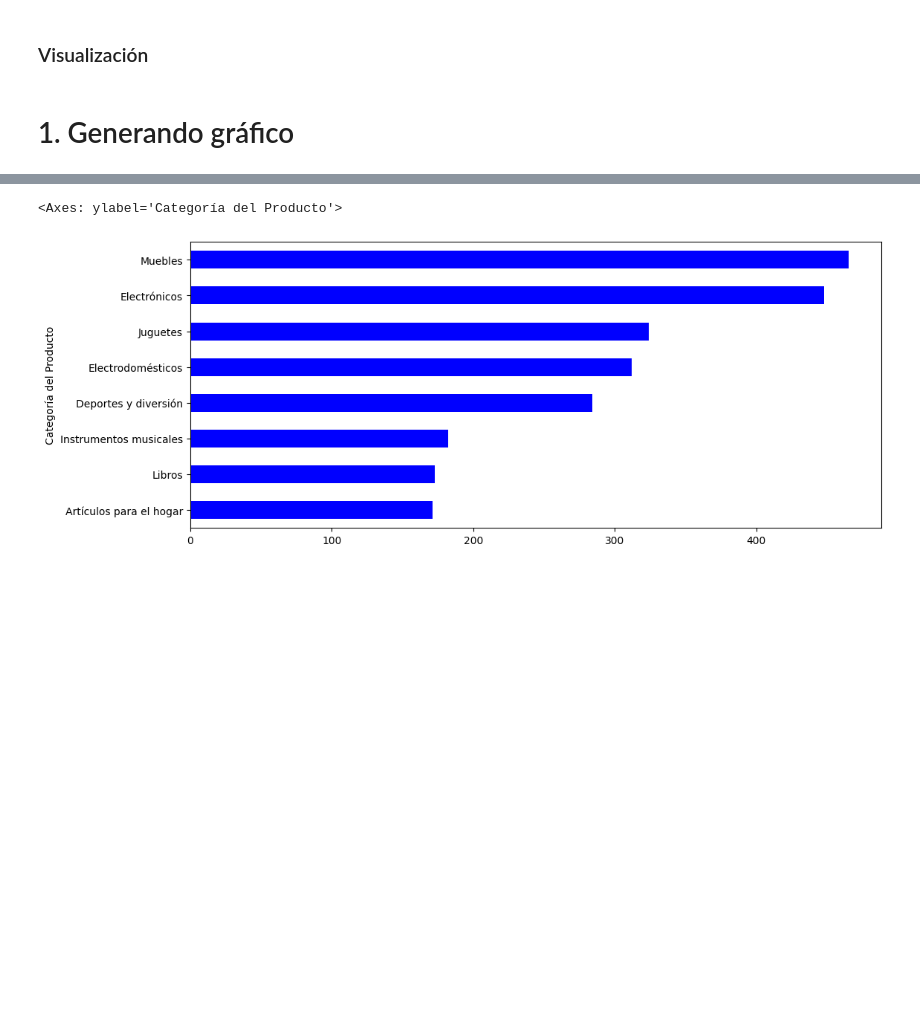
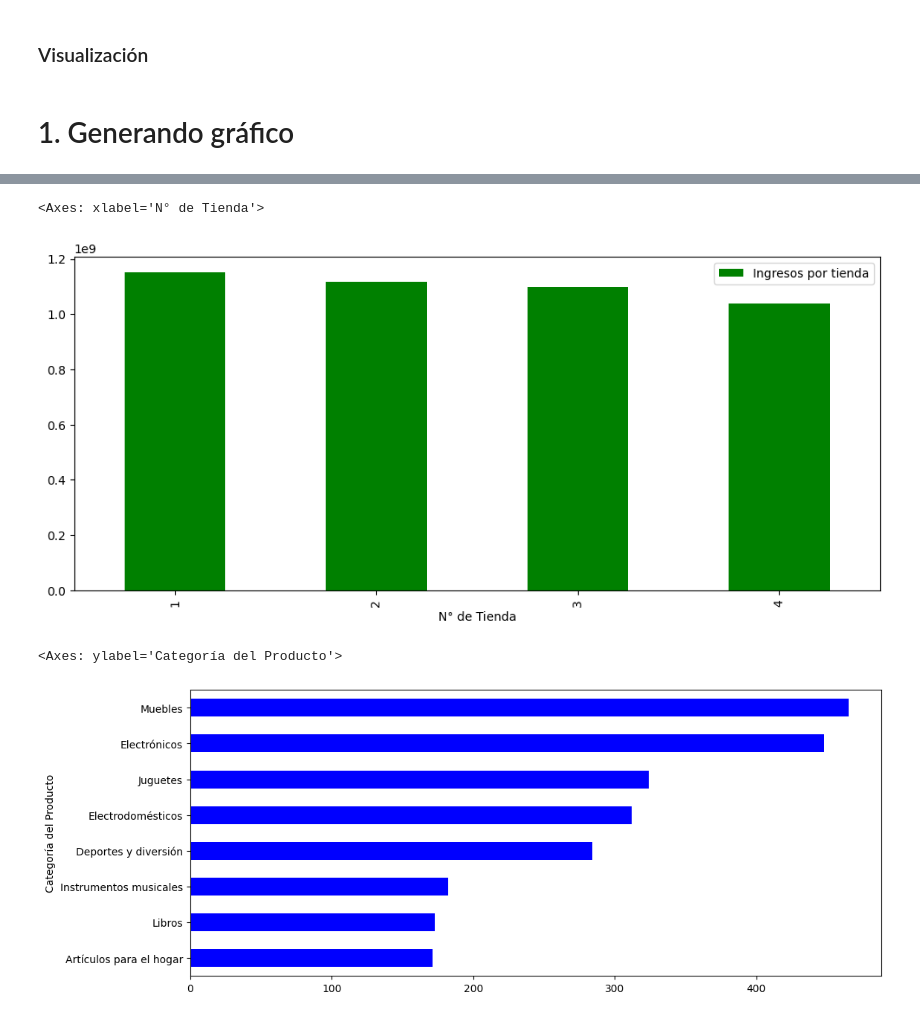
Before and after one commit to Anel-7/alura-store, a Jupyter notebook: alura_store.ipynb, the cells around one changed output, grey strips where cells are left out. Cells and saved outputs as stored; diff of their text form; code cells hidden in the pictures; blank space fills up the shorter version.

```diff
--- a/alura_store.ipynb
+++ b/alura_store.ipynb
@@ -300,3 +300,15 @@ float(tienda4['Costo de envío'].mean())
 ### Visualización
 # %% [markdown]
 # 1. Generando gráfico
+# %%
+ingreso_tienda = tienda['Precio'].sum()
+ingreso_tienda2 = tienda2['Precio'].sum()
+ingreso_tienda3 = tienda3['Precio'].sum()
+ingreso_tienda4 = tienda4['Precio'].sum()
+
+resumen1 = pd.DataFrame({
+                        'N° de Tienda' : [1, 2, 3, 4],
+                        'Ingresos por tienda' : [ingreso_tienda, ingreso_tienda2, ingreso_tienda3, ingreso_tienda4]
+})
+
+resumen1
@@ -303,3 +321,8 @@ float(tienda4['Costo de envío'].mean())
+# %%
+resumen1.plot(kind = 'bar', x = 'N° de Tienda', y = 'Ingresos por tienda', figsize = (12,5), color = 'green')
+# %% [output]
+<Axes: xlabel='N° de Tienda'>
+[figure, added]
 # %%
 df_tienda = tienda['Categoría del Producto'].value_counts().sort_values()
 df_tienda.plot(kind = 'barh', figsize = (12,5), color = 'blue')
```
Also changed, not shown: parts of 3 cells of this notebook, 1 other file.
